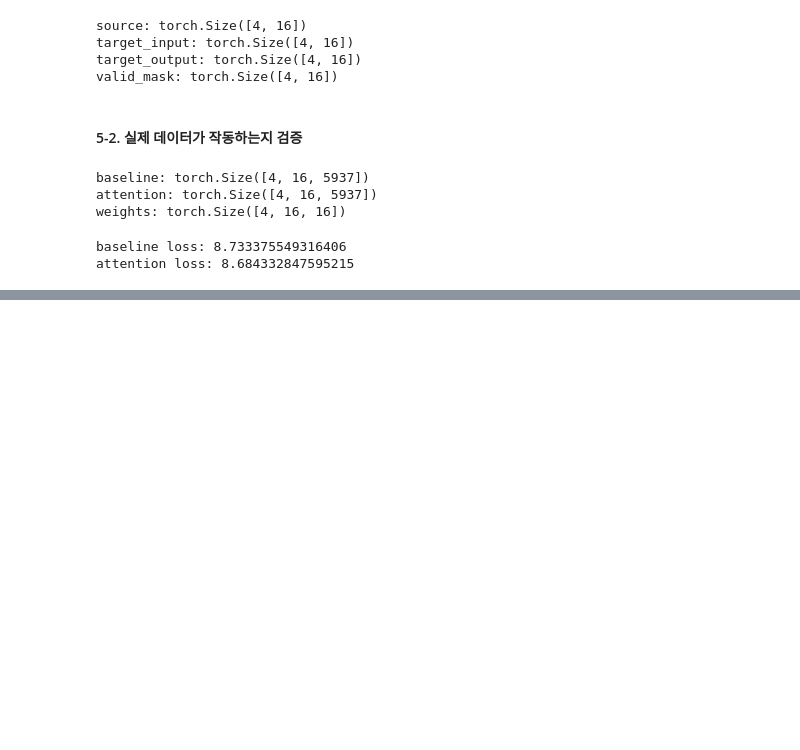
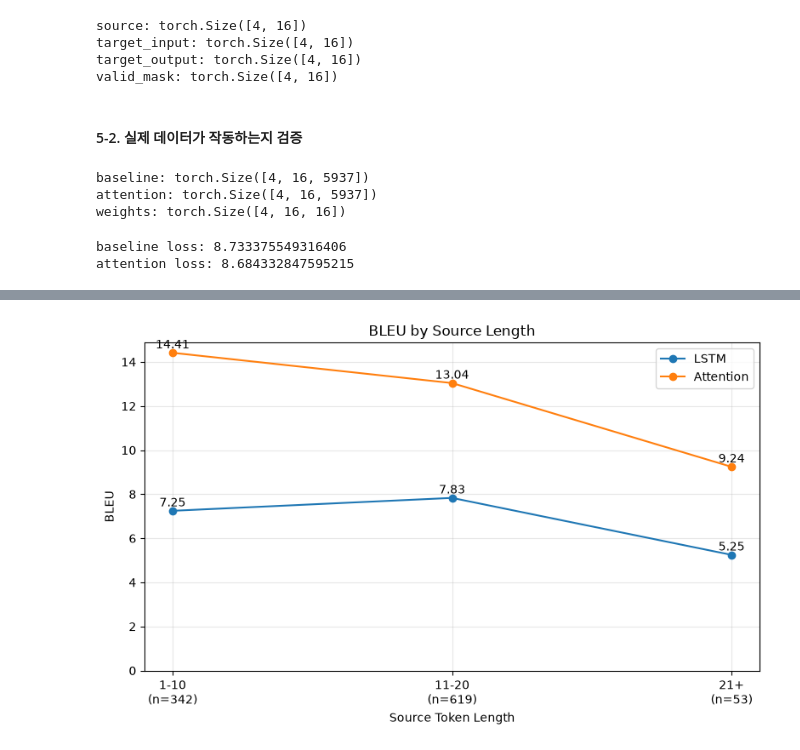
Before and after one commit to r-jelly/model-from-scratch, a Jupyter notebook: 02-seq2seq/experiment.ipynb, the cells around one changed output, grey strips where cells are left out. Cells and saved outputs as stored; diff of their text form; code cells hidden in the pictures; blank space fills up the shorter version.

Commit message:
feat: add source-length BLEU analysis for Multi30k

```diff
--- a/02-seq2seq/experiment.ipynb
+++ b/02-seq2seq/experiment.ipynb
@@ -905,8 +866,0 @@ def evaluate_translate(
-# %%
-baseline_score, baseline_preds, baseline_trues = \
-    evaluate_translate(overfit_baseline, overfit_loader, en_vocab, device, max_new_tokens=40)
-attention_score, attention_preds, attention_trues = \
-    evaluate_translate(overfit_attention, overfit_loader, en_vocab, device, max_new_tokens=40)
-
-print("Baseline BLEU:", baseline_score.score)
-print("Attention BLEU:", attention_score.score)
@@ -989,0 +1076,52 @@ plt.show()
+# %%
+bucket_names = list(bucket_results.keys())
+x = range(len(bucket_names))
+
+x_labels = [
+    f"{name}\n(n={bucket_results[name]['count']})"
+    for name in bucket_names
+]
+
+lstm_scores = [
+    bucket_results[name]['lstm']
+    for name in bucket_names
+]
+attention_scores = [
+    bucket_results[name]['attention']
+    for name in bucket_names
+]
+
+fig, ax = plt.subplots(figsize=(8, 5))
+
+ax.plot(
+    x,
+    lstm_scores,
+    marker="o",
+    label="LSTM",
+)
+
+ax.plot(
+    x,
+    attention_scores,
+    marker="o",
+    label="Attention",
+)
+
+ax.set_xticks(x, labels=x_labels)
+ax.set_xlabel("Source Token Length")
+ax.set_ylabel("BLEU")
+ax.set_title("BLEU by Source Length")
+ax.set_ylim(bottom=0)
+ax.grid(alpha=0.3)
+ax.legend()
+
+for index, score in enumerate(lstm_scores):
+    ax.text(index, score + 0.2, f"{score:.2f}", ha="center")
+
+for index, score in enumerate(attention_scores):
+    ax.text(index, score + 0.2, f"{score:.2f}", ha="center")
+
+plt.tight_layout()
+plt.show()
+# %% [output]
+[figure, added]
```
Also changed, not shown: parts of 20 cells of this notebook.
